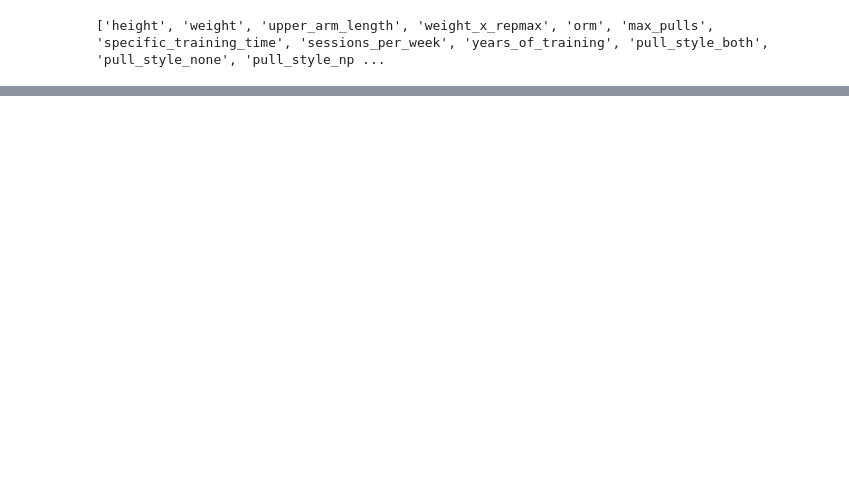
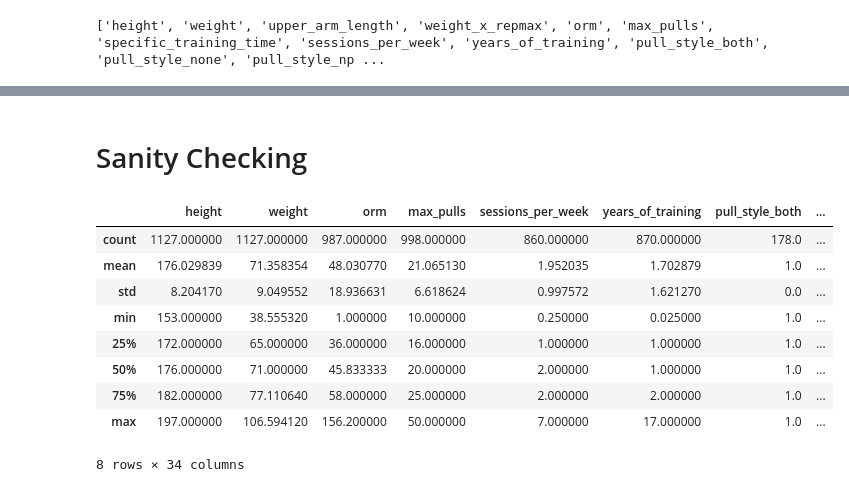
Before and after one commit to JYC11/weightedpull_oac, a Jupyter notebook: data_cleaning.ipynb, the cells around one changed output, grey strips where cells are left out. Drawn from its saved outputs; the diff is of its cells as text; code cells hidden in the pictures; blank space fills up the shorter version.

```diff
--- a/data_cleaning.ipynb
+++ b/data_cleaning.ipynb
@@ -2031,2 +2030,19 @@ memory usage: 206.3+ KB
 # %%
 combined.to_excel("cleand_data_with_dummies.xlsx",index=False)
+# %% [markdown]
+# Sanity Checking
+# %%
+data1 = pd.read_excel("cleand_data_with_dummies.xlsx")
+# %%
+data1.describe()
+# %% [output]
+|  | height | weight | orm | max_pulls | sessions_per_week | years_of_training | pull_style_both | ... |
+| count | 1127.000000 | 1127.000000 | 987.000000 | 998.000000 | 860.000000 | 870.000000 | 178.0 | ... |
+| mean | 176.029839 | 71.358354 | 48.030770 | 21.065130 | 1.952035 | 1.702879 | 1.0 | ... |
+| std | 8.204170 | 9.049552 | 18.936631 | 6.618624 | 0.997572 | 1.621270 | 0.0 | ... |
+| min | 153.000000 | 38.555320 | 1.000000 | 10.000000 | 0.250000 | 0.025000 | 1.0 | ... |
+| 25% | 172.000000 | 65.000000 | 36.000000 | 16.000000 | 1.000000 | 1.000000 | 1.0 | ... |
+| 50% | 176.000000 | 71.000000 | 45.833333 | 20.000000 | 2.000000 | 1.000000 | 1.0 | ... |
+| 75% | 182.000000 | 77.110640 | 58.000000 | 25.000000 | 2.000000 | 2.000000 | 1.0 | ... |
+| max | 197.000000 | 106.594120 | 156.200000 | 50.000000 | 7.000000 | 17.000000 | 1.0 | ... |
+8 rows × 34 columns
```
Also changed, not shown: parts of 40 cells of this notebook, 11 other files.
